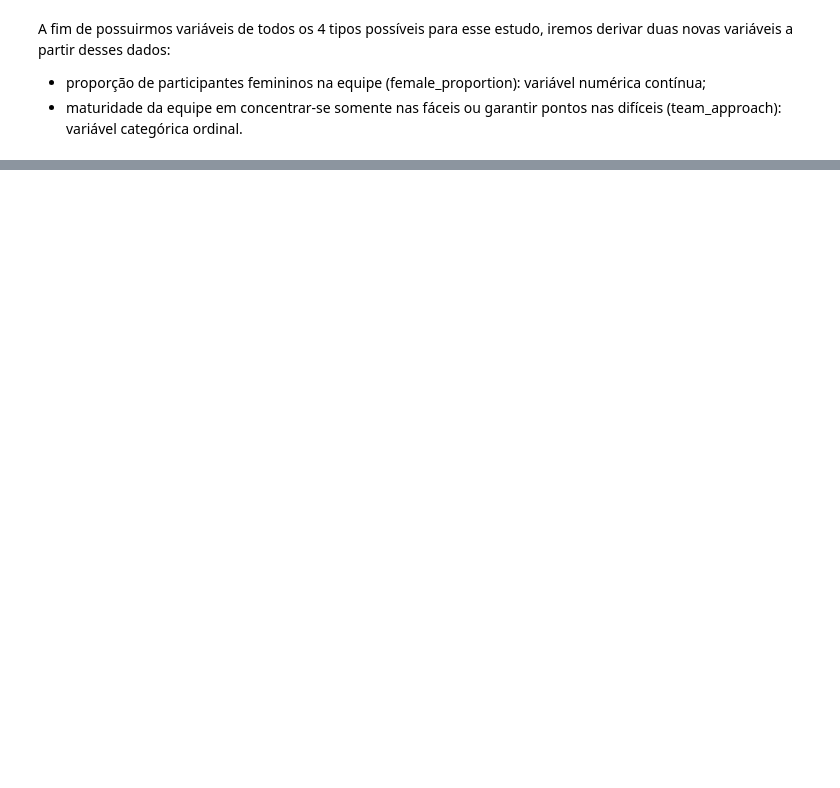
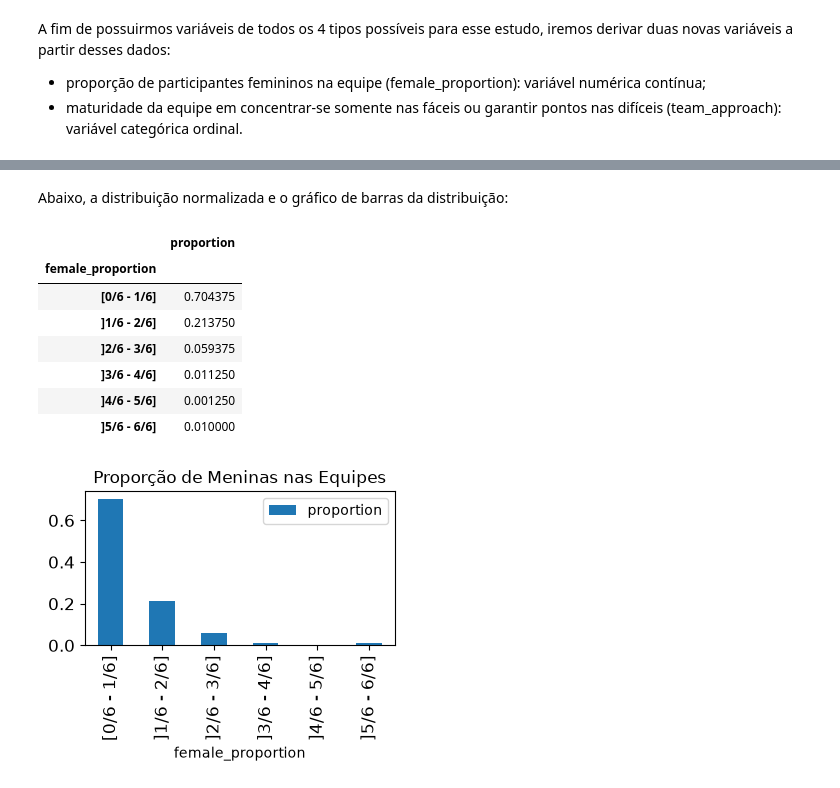
Before and after one commit to MatheusLuna37/IMO-analysis, a Jupyter notebook: teste03.ipynb, the cells around one changed output, grey strips where cells are left out. Saved outputs shown, nothing was run; the diff lists cells and outputs as text; code cells hidden in the pictures; blank space fills up the shorter version.

```diff
--- a/teste03.ipynb
+++ b/teste03.ipynb
@@ -77,0 +106,15 @@ with pd.option_context("display.max_rows", None):
+# %%
+x = data['female_proportion'].dropna()
+femaleProportionIn = pd.cut(x,
+                      bins=np.linspace(0,1,7),
+                      labels=[
+                          "[0/6 - 1/6]",
+                          "]1/6 - 2/6]",
+                          "]2/6 - 3/6]",
+                          "]3/6 - 4/6]",
+                          "]4/6 - 5/6]",
+                          "]5/6 - 6/6]"
+                      ],
+                      include_lowest=True,
+                  )
+display(pd.DataFrame(femaleProportionIn.value_counts(sort = False)))
@@ -77,0 +130,16 @@ with pd.option_context("display.max_rows", None):
+# %% [markdown]
+Abaixo, a distribuição normalizada e o gráfico de barras da distribuição:
+# %%
+dfFemaleProportionIn = pd.DataFrame(femaleProportionIn.value_counts(sort = False, normalize = True))
+display(dfFemaleProportionIn)
+femaleProportionInPlot = dfFemaleProportionIn.plot(kind='bar', figsize=(4,2), title='Proporção de Meninas nas Equipes',fontsize=12)
+# %% [output]
+|  | proportion |
+| female_proportion |  |
+| [0/6 - 1/6] | 0.704375 |
+| ]1/6 - 2/6] | 0.213750 |
+| ]2/6 - 3/6] | 0.059375 |
+| ]3/6 - 4/6] | 0.011250 |
+| ]4/6 - 5/6] | 0.001250 |
+| ]5/6 - 6/6] | 0.010000 |
+[figure, added]
```
Also changed, not shown: parts of 17 cells of this notebook.
